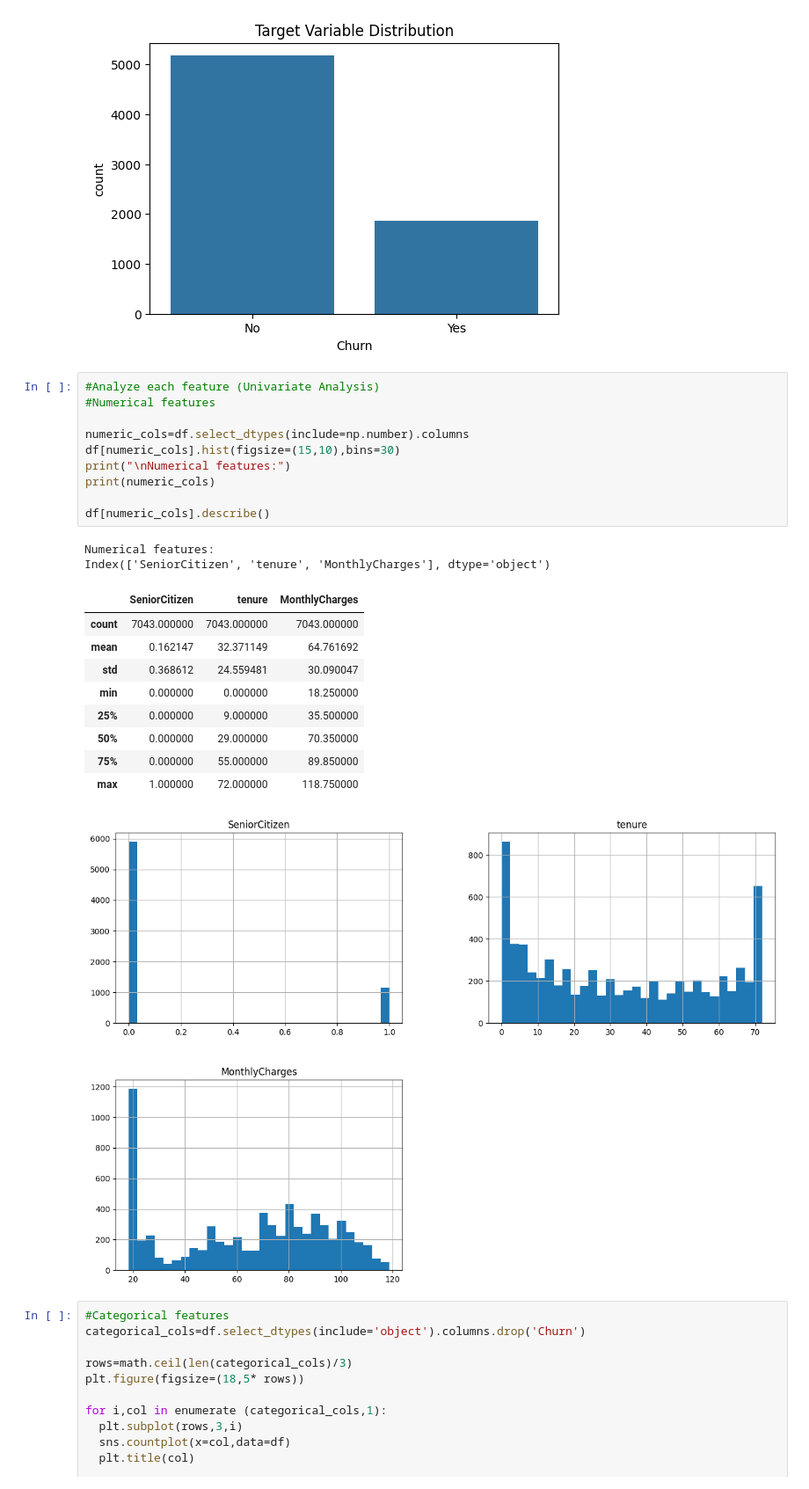
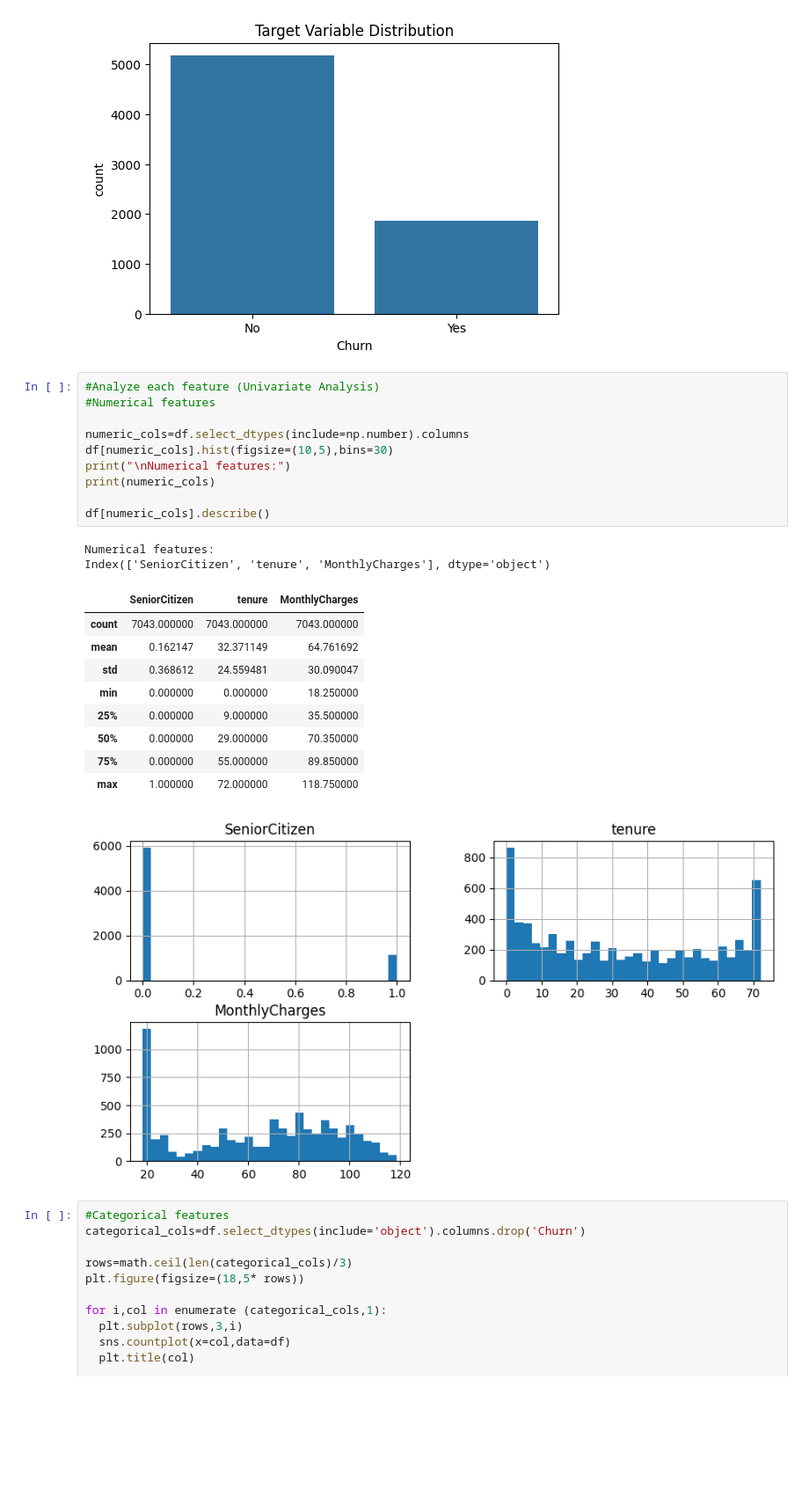
Before and after one commit to Amasha03/Customer_Churn_Prediction, a Jupyter notebook: notebooks/01_Exploratory_Data_Analysis.ipynb, the cells around one changed output. Shown at 88% size. Saved outputs shown, nothing was run; the diff lists cells and outputs as text; blank space fills up the shorter version.

Commit message:
Added and changed some visualizations

```diff
--- a/notebooks/01_Exploratory_Data_Analysis.ipynb
+++ b/notebooks/01_Exploratory_Data_Analysis.ipynb
@@ -203,26 +203,26 @@ Name: proportion, dtype: float64
 # %%
 #Analyze each feature (Univariate Analysis)
 #Numerical features
 
 numeric_cols=df.select_dtypes(include=np.number).columns
-df[numeric_cols].hist(figsize=(15,10),bins=30)
+df[numeric_cols].hist(figsize=(10,5),bins=30)
 print("\nNumerical features:")
 print(numeric_cols)
 
 df[numeric_cols].describe()
 # %% [output]
 Numerical features:
 Index(['SeniorCitizen', 'tenure', 'MonthlyCharges'], dtype='object')
 |  | SeniorCitizen | tenure | MonthlyCharges |
 | count | 7043.000000 | 7043.000000 | 7043.000000 |
 | mean | 0.162147 | 32.371149 | 64.761692 |
 | std | 0.368612 | 24.559481 | 30.090047 |
 | min | 0.000000 | 0.000000 | 18.250000 |
 | 25% | 0.000000 | 9.000000 | 35.500000 |
 | 50% | 0.000000 | 29.000000 | 70.350000 |
 | 75% | 0.000000 | 55.000000 | 89.850000 |
 | max | 1.000000 | 72.000000 | 118.750000 |
-[figure, old version]
+[figure, new version]
 # %%
 #Categorical features
 categorical_cols=df.select_dtypes(include='object').columns.drop('Churn')
```
Also changed, not shown: parts of 1 cell of this notebook.
